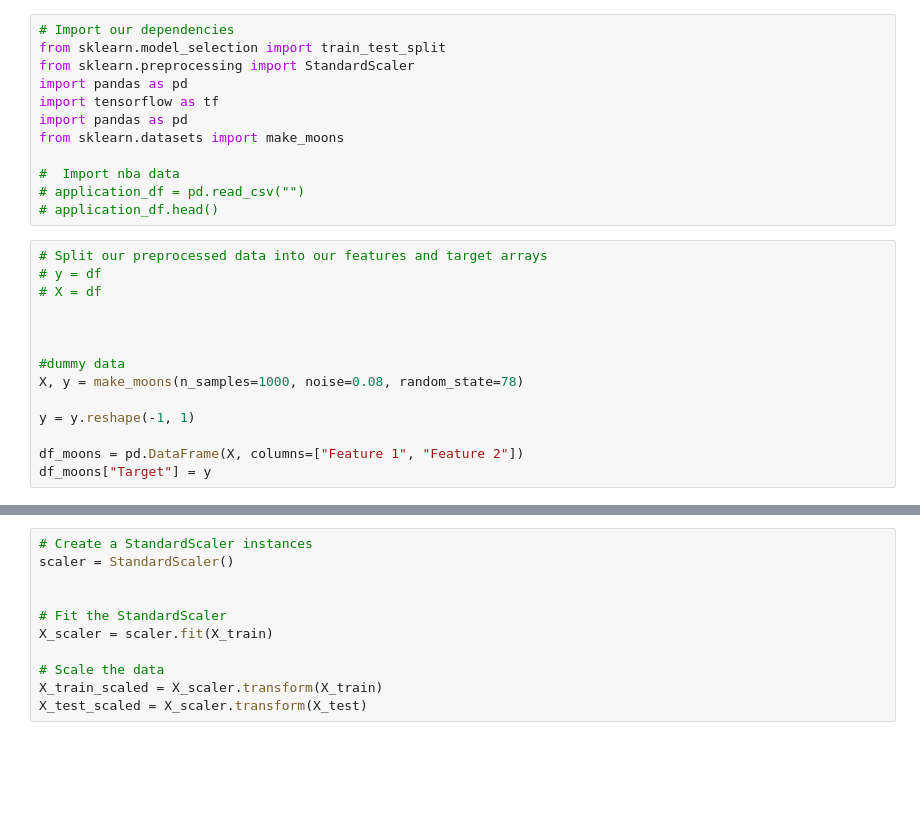
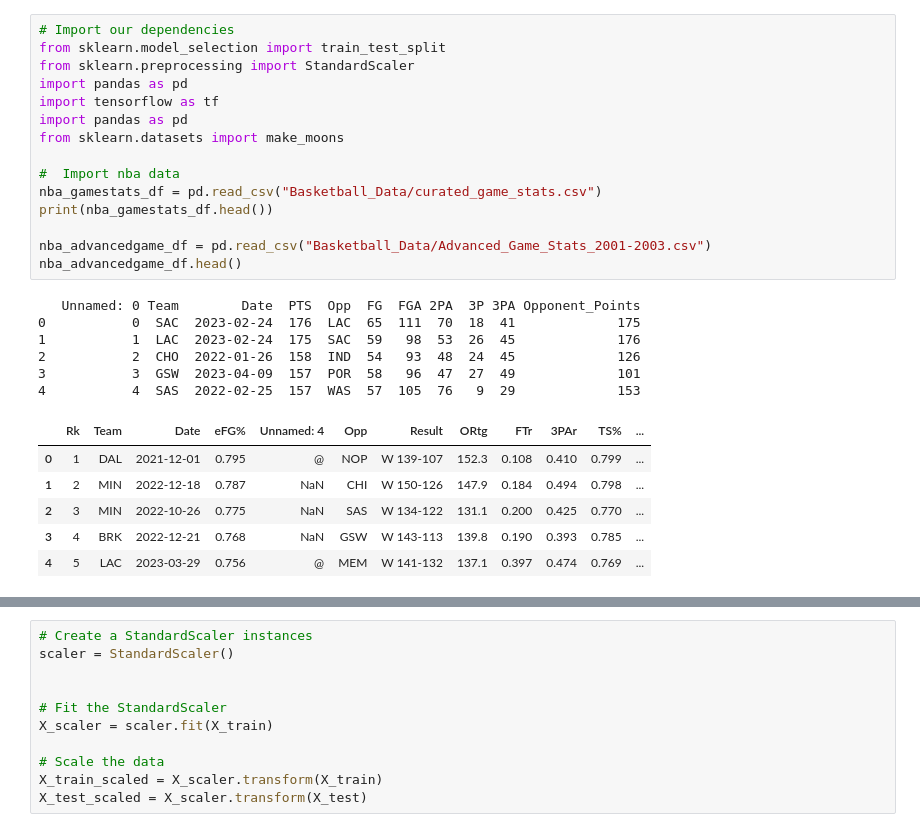
Before and after one commit to DanDreger/NBA_Winners, a Jupyter notebook: neural_network_starter.ipynb, the cells around one changed output, grey strips where cells are left out. Saved outputs shown, nothing was run; the diff lists cells and outputs as text; blank space fills up the shorter version.

```diff
--- a/neural_network_starter.ipynb
+++ b/neural_network_starter.ipynb
@@ -1,26 +1,28 @@
 # %%
 # Import our dependencies
 from sklearn.model_selection import train_test_split
 from sklearn.preprocessing import StandardScaler
 import pandas as pd
 import tensorflow as tf
 import pandas as pd
 from sklearn.datasets import make_moons
 
 #  Import nba data
-# application_df = pd.read_csv("")
-# application_df.head()
+nba_gamestats_df = pd.read_csv("Basketball_Data/curated_game_stats.csv")
+print(nba_gamestats_df.head())
+
+nba_advancedgame_df = pd.read_csv("Basketball_Data/Advanced_Game_Stats_2001-2003.csv")
+nba_advancedgame_df.head()
+# %% [output]
+   Unnamed: 0 Team        Date  PTS  Opp  FG  FGA 2PA  3P 3PA Opponent_Points
+0           0  SAC  2023-02-24  176  LAC  65  111  70  18  41             175
+1           1  LAC  2023-02-24  175  SAC  59   98  53  26  45             176
+2           2  CHO  2022-01-26  158  IND  54   93  48  24  45             126
+3           3  GSW  2023-04-09  157  POR  58   96  47  27  49             101
+4           4  SAS  2022-02-25  157  WAS  57  105  76   9  29             153
+|  | Rk | Team | Date | eFG% | Unnamed: 4 | Opp | Result | ORtg | FTr | 3PAr | TS% | ... |
+| 0 | 1 | DAL | 2021-12-01 | 0.795 | @ | NOP | W 139-107 | 152.3 | 0.108 | 0.410 | 0.799 | ... |
+| 1 | 2 | MIN | 2022-12-18 | 0.787 | NaN | CHI | W 150-126 | 147.9 | 0.184 | 0.494 | 0.798 | ... |
+| 2 | 3 | MIN | 2022-10-26 | 0.775 | NaN | SAS | W 134-122 | 131.1 | 0.200 | 0.425 | 0.770 | ... |
+| 3 | 4 | BRK | 2022-12-21 | 0.768 | NaN | GSW | W 143-113 | 139.8 | 0.190 | 0.393 | 0.785 | ... |
+| 4 | 5 | LAC | 2023-03-29 | 0.756 | @ | MEM | W 141-132 | 137.1 | 0.397 | 0.474 | 0.769 | ... |
-# %%
-# Split our preprocessed data into our features and target arrays
-# y = df
-# X = df
-
-
-
-#dummy data
-X, y = make_moons(n_samples=1000, noise=0.08, random_state=78)
-
-y = y.reshape(-1, 1)
-
-df_moons = pd.DataFrame(X, columns=["Feature 1", "Feature 2"])
-df_moons["Target"] = y
```
Also changed, not shown: parts of 19 cells of this notebook, 2 other files.
